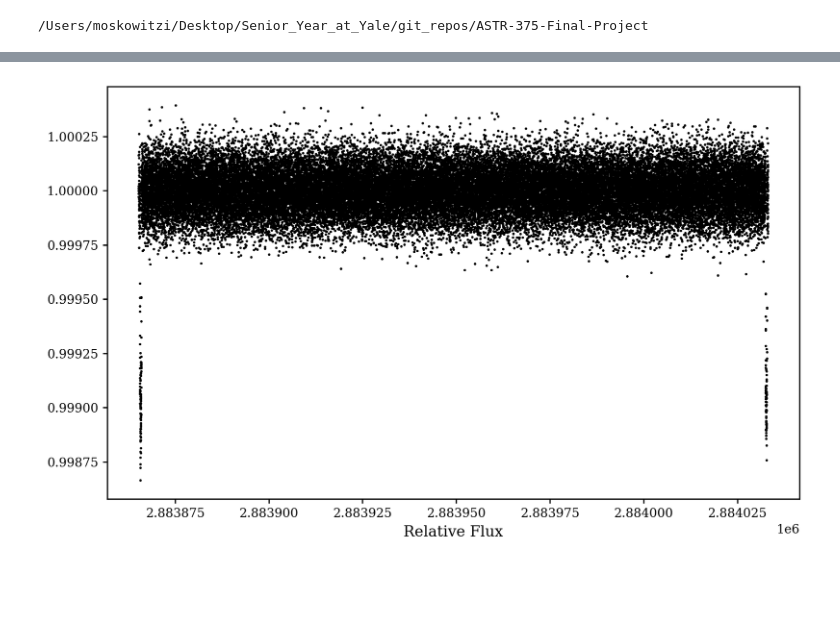
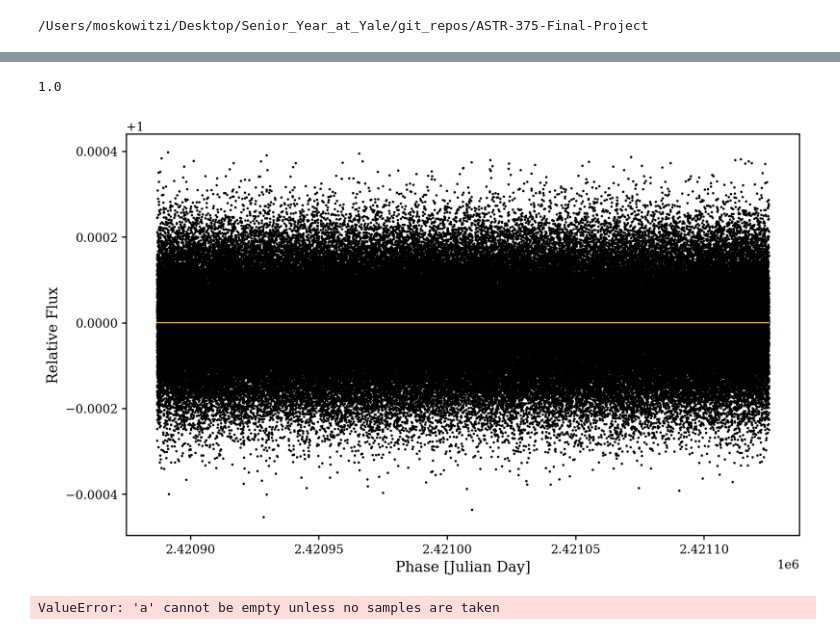
Before and after one commit to iam37/ASTR-375-Final-Project, a Jupyter notebook: Dataset_Creation.ipynb, the cells around one changed output, grey strips where cells are left out. Drawn from its saved outputs; the diff is of its cells as text; code cells hidden in the pictures; blank space fills up the shorter version.

```diff
--- a/Dataset_Creation.ipynb
+++ b/Dataset_Creation.ipynb
@@ -783,12 +887,27 @@ BrokenProcessPool: A child process terminated abruptly, the process pool is not
 # %%
 # Lets visualize the lightcurves
 #np.random.seed(42)
-lightcurve_filepaths = glob.glob("terrestrial_lightcurves/*.csv")
-random_selection = np.random.choice(lightcurve_filepaths, size = 1)[0]
+terrestrial_lightcurve_filepaths = glob.glob("datasets/terrestrial_lightcurves/*.csv")
+random_selection = np.random.choice(terrestrial_lightcurve_filepaths, size = 1)[0]
+df = pd.read_csv(random_selection)
+print(np.min(df['flux_moom']))
+plt.scatter(df['time'], df['lc_data'], s = 1, color = 'black', label = "Datapoints")
+plt.plot(df['time'], df['flux_total'], linewidth = 1, color = 'blue', label = "Total flux")
+plt.plot(df['time'], df['flux_moom'], linewidth = 1, color = 'orange', label = "Moon flux")
+plt.xlabel("Phase [Julian Day]")
+plt.ylabel("Relative Flux")
+plt.show()
+
+neptunian_lightcurve_filepaths = glob.glob("datasets/neptunian_lightcurves/*.csv")
+random_selection = np.random.choice(neptunian_lightcurve_filepaths, size = 1)[0]
 df = pd.read_csv(random_selection)
 plt.scatter(df['time'], df['lc_data'], s = 1, color = 'black')
-plt.xlabel("Time [Julian Day]")
-plt.xlabel("Relative Flux")
+plt.plot(df['time'], df['flux_total'], linewidth = 1, color = 'blue', label = "Total flux")
+plt.plot(df['time'], df['flux_moom'], linewidth = 1, color = 'orange', label = "Moon flux")
+plt.xlabel("Phase [Julian Day]")
+plt.ylabel("Relative Flux")
 plt.show()
 # %% [output]
+1.0
-[figure, old version]
+[figure, new version]
+ValueError: 'a' cannot be empty unless no samples are taken
```
Also changed, not shown: parts of 21 cells of this notebook, 2 other files.
